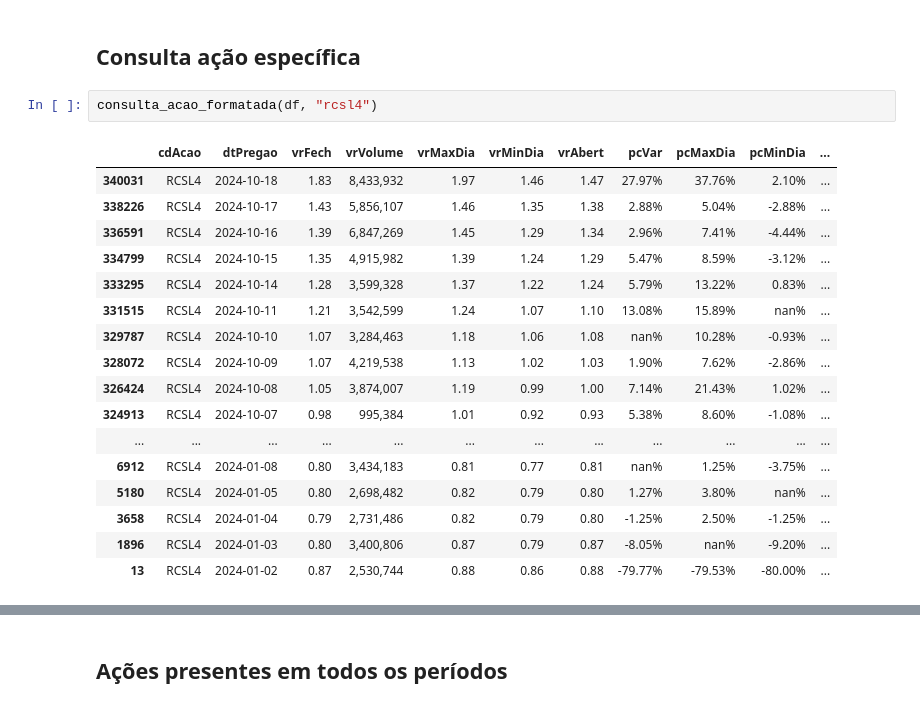
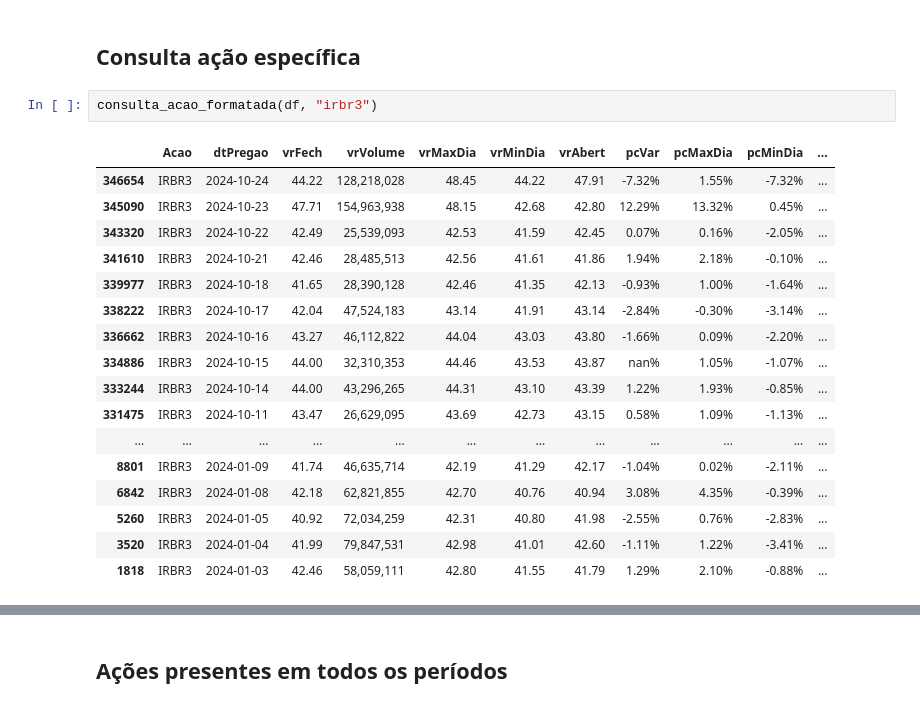
Before and after one commit to alexandre-esmeraldo/StockManager, a Jupyter notebook: StockManager_Processamento.ipynb, the cells around one changed output, grey strips where cells are left out. Saved outputs shown, nothing was run; the diff lists cells and outputs as text.

```diff
--- a/StockManager_Processamento.ipynb
+++ b/StockManager_Processamento.ipynb
@@ -257,25 +253,25 @@ printmd(f'**<div class={font_color}>{hoje}, Status {a}</div>**')
 # %% [markdown]
 ## Consulta ação específica
 # %%
-consulta_acao_formatada(df, "rcsl4")
+consulta_acao_formatada(df, "irbr3")
 # %% [output]
-|  | cdAcao | dtPregao | vrFech | vrVolume | vrMaxDia | vrMinDia | vrAbert | pcVar | pcMaxDia | pcMinDia | ... |
-| 340031 | RCSL4 | 2024-10-18 | 1.83 | 8,433,932 | 1.97 | 1.46 | 1.47 | 27.97% | 37.76% | 2.10% | ... |
-| 338226 | RCSL4 | 2024-10-17 | 1.43 | 5,856,107 | 1.46 | 1.35 | 1.38 | 2.88% | 5.04% | -2.88% | ... |
-| 336591 | RCSL4 | 2024-10-16 | 1.39 | 6,847,269 | 1.45 | 1.29 | 1.34 | 2.96% | 7.41% | -4.44% | ... |
-| 334799 | RCSL4 | 2024-10-15 | 1.35 | 4,915,982 | 1.39 | 1.24 | 1.29 | 5.47% | 8.59% | -3.12% | ... |
-| 333295 | RCSL4 | 2024-10-14 | 1.28 | 3,599,328 | 1.37 | 1.22 | 1.24 | 5.79% | 13.22% | 0.83% | ... |
-| 331515 | RCSL4 | 2024-10-11 | 1.21 | 3,542,599 | 1.24 | 1.07 | 1.10 | 13.08% | 15.89% | nan% | ... |
-| 329787 | RCSL4 | 2024-10-10 | 1.07 | 3,284,463 | 1.18 | 1.06 | 1.08 | nan% | 10.28% | -0.93% | ... |
-| 328072 | RCSL4 | 2024-10-09 | 1.07 | 4,219,538 | 1.13 | 1.02 | 1.03 | 1.90% | 7.62% | -2.86% | ... |
-| 326424 | RCSL4 | 2024-10-08 | 1.05 | 3,874,007 | 1.19 | 0.99 | 1.00 | 7.14% | 21.43% | 1.02% | ... |
-| 324913 | RCSL4 | 2024-10-07 | 0.98 | 995,384 | 1.01 | 0.92 | 0.93 | 5.38% | 8.60% | -1.08% | ... |
+|  | Acao | dtPregao | vrFech | vrVolume | vrMaxDia | vrMinDia | vrAbert | pcVar | pcMaxDia | pcMinDia | ... |
+| 346654 | IRBR3 | 2024-10-24 | 44.22 | 128,218,028 | 48.45 | 44.22 | 47.91 | -7.32% | 1.55% | -7.32% | ... |
+| 345090 | IRBR3 | 2024-10-23 | 47.71 | 154,963,938 | 48.15 | 42.68 | 42.80 | 12.29% | 13.32% | 0.45% | ... |
+| 343320 | IRBR3 | 2024-10-22 | 42.49 | 25,539,093 | 42.53 | 41.59 | 42.45 | 0.07% | 0.16% | -2.05% | ... |
+| 341610 | IRBR3 | 2024-10-21 | 42.46 | 28,485,513 | 42.56 | 41.61 | 41.86 | 1.94% | 2.18% | -0.10% | ... |
+| 339977 | IRBR3 | 2024-10-18 | 41.65 | 28,390,128 | 42.46 | 41.35 | 42.13 | -0.93% | 1.00% | -1.64% | ... |
+| 338222 | IRBR3 | 2024-10-17 | 42.04 | 47,524,183 | 43.14 | 41.91 | 43.14 | -2.84% | -0.30% | -3.14% | ... |
+| 336662 | IRBR3 | 2024-10-16 | 43.27 | 46,112,822 | 44.04 | 43.03 | 43.80 | -1.66% | 0.09% | -2.20% | ... |
+| 334886 | IRBR3 | 2024-10-15 | 44.00 | 32,310,353 | 44.46 | 43.53 | 43.87 | nan% | 1.05% | -1.07% | ... |
+| 333244 | IRBR3 | 2024-10-14 | 44.00 | 43,296,265 | 44.31 | 43.10 | 43.39 | 1.22% | 1.93% | -0.85% | ... |
+| 331475 | IRBR3 | 2024-10-11 | 43.47 | 26,629,095 | 43.69 | 42.73 | 43.15 | 0.58% | 1.09% | -1.13% | ... |
 | ... | ... | ... | ... | ... | ... | ... | ... | ... | ... | ... | ... |
-| 6912 | RCSL4 | 2024-01-08 | 0.80 | 3,434,183 | 0.81 | 0.77 | 0.81 | nan% | 1.25% | -3.75% | ... |
-| 5180 | RCSL4 | 2024-01-05 | 0.80 | 2,698,482 | 0.82 | 0.79 | 0.80 | 1.27% | 3.80% | nan% | ... |
-| 3658 | RCSL4 | 2024-01-04 | 0.79 | 2,731,486 | 0.82 | 0.79 | 0.80 | -1.25% | 2.50% | -1.25% | ... |
-| 1896 | RCSL4 | 2024-01-03 | 0.80 | 3,400,806 | 0.87 | 0.79 | 0.87 | -8.05% | nan% | -9.20% | ... |
-| 13 | RCSL4 | 2024-01-02 | 0.87 | 2,530,744 | 0.88 | 0.86 | 0.88 | -79.77% | -79.53% | -80.00% | ... |
+| 8801 | IRBR3 | 2024-01-09 | 41.74 | 46,635,714 | 42.19 | 41.29 | 42.17 | -1.04% | 0.02% | -2.11% | ... |
+| 6842 | IRBR3 | 2024-01-08 | 42.18 | 62,821,855 | 42.70 | 40.76 | 40.94 | 3.08% | 4.35% | -0.39% | ... |
+| 5260 | IRBR3 | 2024-01-05 | 40.92 | 72,034,259 | 42.31 | 40.80 | 41.98 | -2.55% | 0.76% | -2.83% | ... |
+| 3520 | IRBR3 | 2024-01-04 | 41.99 | 79,847,531 | 42.98 | 41.01 | 42.60 | -1.11% | 1.22% | -3.41% | ... |
+| 1818 | IRBR3 | 2024-01-03 | 42.46 | 58,059,111 | 42.80 | 41.55 | 41.79 | 1.29% | 2.10% | -0.88% | ... |
 # %%
 buttons = widgets.HBox(lista_buttons)
 widgets.VBox([buttons, output])
```
Also changed, not shown: parts of 19 cells of this notebook, 1 other file.
